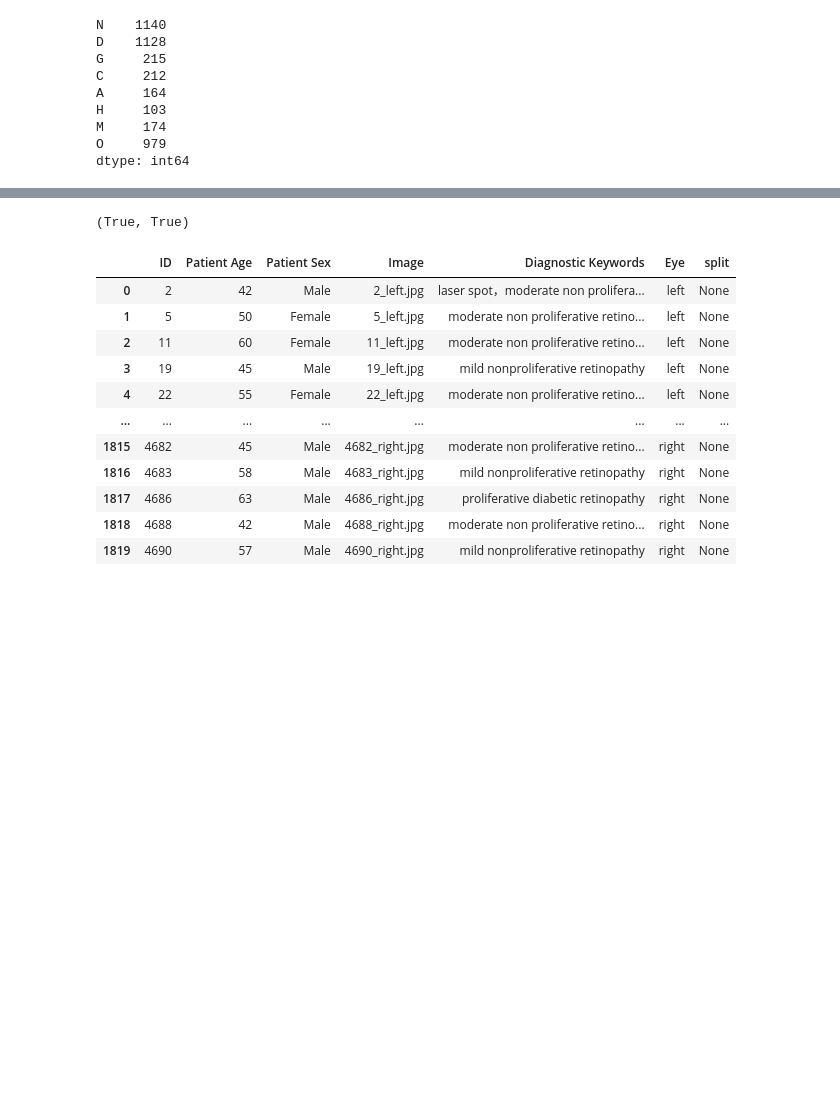
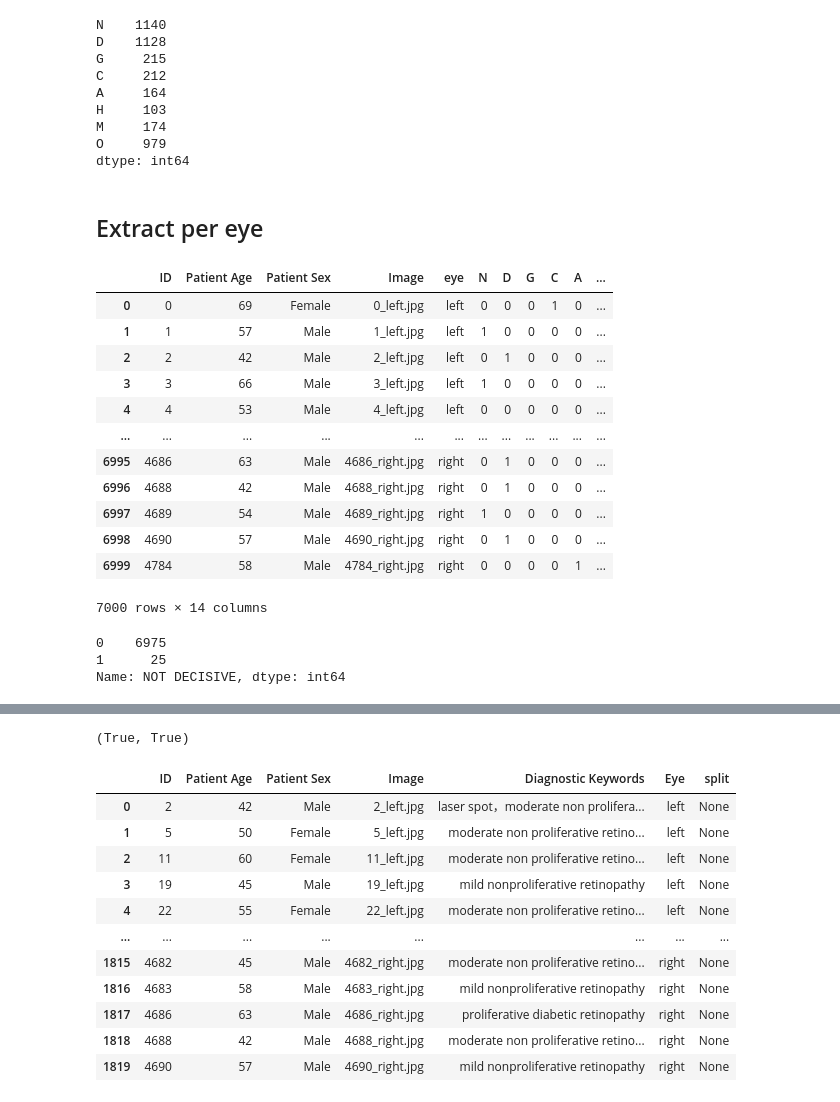
Before and after one commit to madhava20217/Ocular-Disease-Multiclass-Identification-ODIR19-, a Jupyter notebook: Preprocessing.ipynb, the cells around one changed output, grey strips where cells are left out. Cells and saved outputs as stored; diff of their text form; code cells hidden in the pictures; blank space fills up the shorter version.

```diff
--- a/Preprocessing.ipynb
+++ b/Preprocessing.ipynb
@@ -54,3 +54,17 @@ H     103
 M     174
 O     979
 dtype: int64
+# %% [markdown]
+## Extract per eye
+# %%
+# diabetes: (diabetic|non( |)proliferative retinopathy)
+# normal : N == 1
+# glaucoma : glaucoma in keywords
+# cataract : cataract in keywords
+# armd : age-related macular degeneration
+# hypertension: hypertensive retinopathy
+# m: myopia
+#
+df_temp = df.reset_index(drop = False)
+df_left = df_temp[['ID', 'Patient Age', 'Patient Sex', 'Left-Fundus', 'Left-Diagnostic Keywords']]
+df_right = df_temp[['ID', 'Patient Age', 'Patient Sex', 'Right-Fundus', 'Right-Diagnostic Keywords']]
@@ -56,0 +103,34 @@ dtype: int64
+# %%
+df_left = df_left.rename(columns = {"Left-Diagnostic Keywords": "Keywords", "Left-Fundus": "Image"})
+df_left['eye'] = 'left'
+df_right = df_right.rename(columns = {"Right-Diagnostic Keywords": "Keywords", "Right-Fundus": "Image"})
+df_right['eye'] = 'right'
+df_single_eye = pd.concat([df_left, df_right])
+df_single_eye = df_single_eye.reset_index(drop = True)
+
+pd.DataFrame(df_single_eye['Keywords'].apply(process_keyword).tolist())
+
+df_single_eye['Keywords'] = df_single_eye['Keywords'].apply(process_keyword)
+
+df_single_eye = pd.concat([df_single_eye.drop(columns='Keywords'), pd.DataFrame(df_single_eye['Keywords'].tolist())], axis = 1)
+df_single_eye
+# %% [output]
+|  | ID | Patient Age | Patient Sex | Image | eye | N | D | G | C | A | ... |
+| 0 | 0 | 69 | Female | 0_left.jpg | left | 0 | 0 | 0 | 1 | 0 | ... |
+| 1 | 1 | 57 | Male | 1_left.jpg | left | 1 | 0 | 0 | 0 | 0 | ... |
+| 2 | 2 | 42 | Male | 2_left.jpg | left | 0 | 1 | 0 | 0 | 0 | ... |
+| 3 | 3 | 66 | Male | 3_left.jpg | left | 1 | 0 | 0 | 0 | 0 | ... |
+| 4 | 4 | 53 | Male | 4_left.jpg | left | 0 | 0 | 0 | 0 | 0 | ... |
+| ... | ... | ... | ... | ... | ... | ... | ... | ... | ... | ... | ... |
+| 6995 | 4686 | 63 | Male | 4686_right.jpg | right | 0 | 1 | 0 | 0 | 0 | ... |
+| 6996 | 4688 | 42 | Male | 4688_right.jpg | right | 0 | 1 | 0 | 0 | 0 | ... |
+| 6997 | 4689 | 54 | Male | 4689_right.jpg | right | 1 | 0 | 0 | 0 | 0 | ... |
+| 6998 | 4690 | 57 | Male | 4690_right.jpg | right | 0 | 1 | 0 | 0 | 0 | ... |
+| 6999 | 4784 | 58 | Male | 4784_right.jpg | right | 0 | 0 | 0 | 0 | 1 | ... |
+7000 rows × 14 columns
+# %%
+df_single_eye['NOT DECISIVE'].value_counts()
+# %% [output]
+0    6975
+1      25
+Name: NOT DECISIVE, dtype: int64
```
Also changed, not shown: parts of 2 cells of this notebook, 4 other files.
